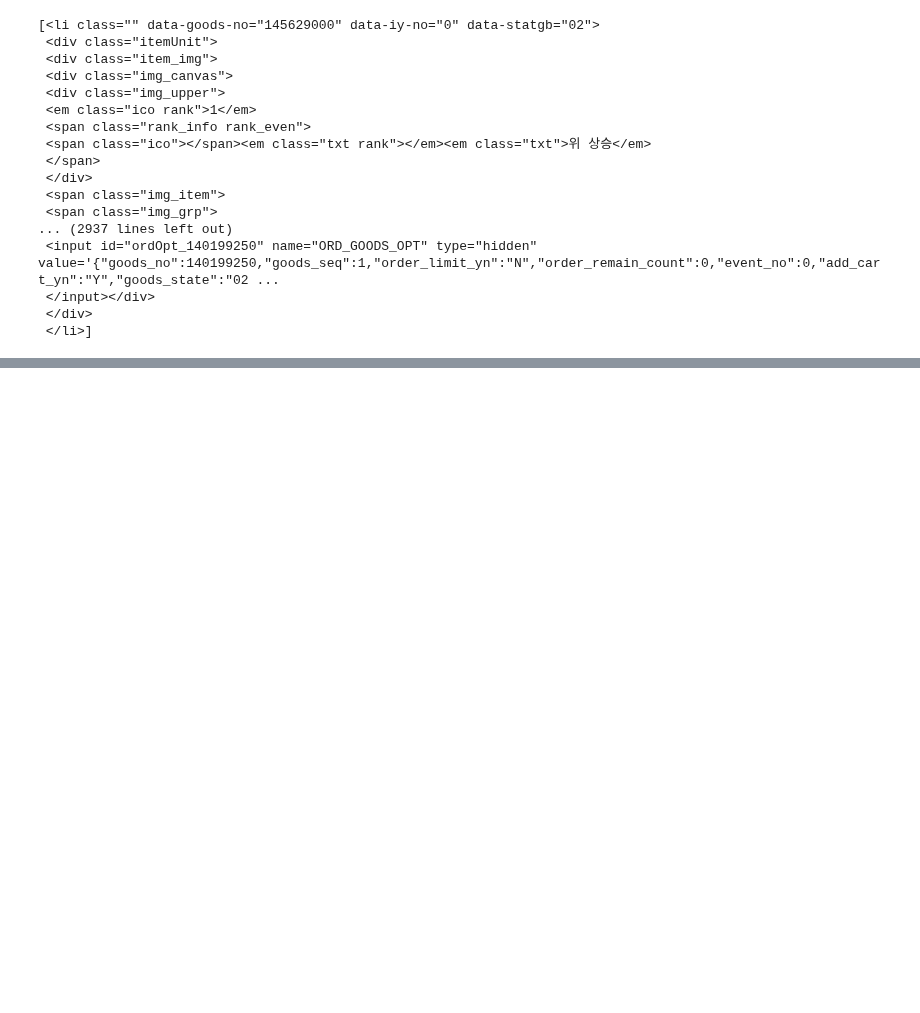
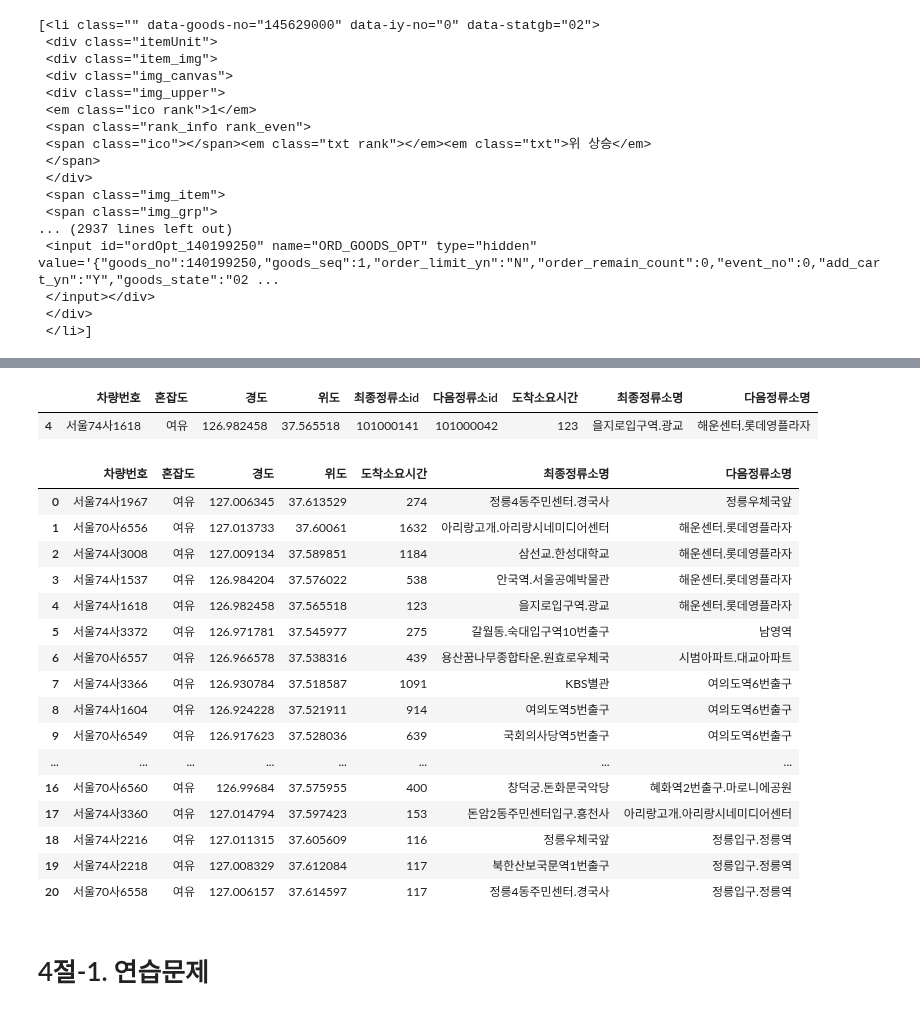
Before and after one commit to SeohuiJeong0420/ai_x, a Jupyter notebook: source/01_python/ch14_웹데이터수집1_정적_공공api.ipynb, the cells around one changed output, grey strips where cells are left out. Saved outputs shown, nothing was run; the diff lists cells and outputs as text; code cells hidden in the pictures; blank space fills up the shorter version.

```diff
--- a/source/01_python/ch14_웹데이터수집1_정적_공공api.ipynb
+++ b/source/01_python/ch14_웹데이터수집1_정적_공공api.ipynb
@@ -1054,0 +1098,18 @@ for idx, item in yesBestList:
+# %%
+import pandas as pd
+url2 = f'http://ws.bus.go.kr/api/rest/busRouteInfo/getStaionByRoute?ServiceKey={key}&busRouteId={busRouteId}'
+print(url2)
+response = requests.get(url2)
+soup = BeautifulSoup(response.text, "xml")
+itemLists = soup.find_all('itemList')
+print(busNum + '번 정류장 갯수 : ', len(itemLists))
+bus_station = []
+for itemList in itemLists:
+    #정류장이름, 정류장id, 경도, 위도
+    stationNm = itemList.find('stationNm').text
+    station = itemList.find('station').text
+    gpsX = itemList.find('gpsX').text
+    gpsY = itemList.find('gpsY').text
+    bus_station.append([stationNm, station, gpsX, gpsY])
+df = pd.DataFrame(bus_station, columns=['정류소명', 'id', '경도', '위도'])
+df.head()
@@ -1054,0 +1173,5 @@ for idx, item in yesBestList:
+# %%
+def station_name(row):
+    row['최종정류소명'] = df.loc[df['id'] == row['최종정류소id'], '정류소명'].iloc[0]
+    row['다음정류소명'] = df.loc[df['id'] == row['다음정류소id'], '정류소명'].iloc[0]
+    return row
@@ -1054,0 +1191,31 @@ for idx, item in yesBestList:
+# %%
+df_pos = df_pos.apply(station_name, axis=1)
+df_pos.sample()
+# %% [output]
+|  | 차량번호 | 혼잡도 | 경도 | 위도 | 최종정류소id | 다음정류소id | 도착소요시간 | 최종정류소명 | 다음정류소명 |
+| 4 | 서울74사1618 | 여유 | 126.982458 | 37.565518 | 101000141 | 101000042 | 123 | 을지로입구역.광교 | 해운센터.롯데영플라자 |
+# %%
+# 컬럼명에 id가 포함된 컬럼 제거
+drop_true = df_pos.columns.str.contains('id')
+drop_column_name = df_pos.columns[drop_true]
+df_pos.drop(drop_column_name, axis=1)
+# %% [output]
+|  | 차량번호 | 혼잡도 | 경도 | 위도 | 도착소요시간 | 최종정류소명 | 다음정류소명 |
+| 0 | 서울74사1967 | 여유 | 127.006345 | 37.613529 | 274 | 정릉4동주민센터.경국사 | 정릉우체국앞 |
+| 1 | 서울70사6556 | 여유 | 127.013733 | 37.60061 | 1632 | 아리랑고개.아리랑시네미디어센터 | 해운센터.롯데영플라자 |
+| 2 | 서울74사3008 | 여유 | 127.009134 | 37.589851 | 1184 | 삼선교.한성대학교 | 해운센터.롯데영플라자 |
+| 3 | 서울74사1537 | 여유 | 126.984204 | 37.576022 | 538 | 안국역.서울공예박물관 | 해운센터.롯데영플라자 |
+| 4 | 서울74사1618 | 여유 | 126.982458 | 37.565518 | 123 | 을지로입구역.광교 | 해운센터.롯데영플라자 |
+| 5 | 서울74사3372 | 여유 | 126.971781 | 37.545977 | 275 | 갈월동.숙대입구역10번출구 | 남영역 |
+| 6 | 서울70사6557 | 여유 | 126.966578 | 37.538316 | 439 | 용산꿈나무종합타운.원효로우체국 | 시범아파트.대교아파트 |
+| 7 | 서울74사3366 | 여유 | 126.930784 | 37.518587 | 1091 | KBS별관 | 여의도역6번출구 |
+| 8 | 서울74사1604 | 여유 | 126.924228 | 37.521911 | 914 | 여의도역5번출구 | 여의도역6번출구 |
+| 9 | 서울70사6549 | 여유 | 126.917623 | 37.528036 | 639 | 국회의사당역5번출구 | 여의도역6번출구 |
+| ... | ... | ... | ... | ... | ... | ... | ... |
+| 16 | 서울70사6560 | 여유 | 126.99684 | 37.575955 | 400 | 창덕궁.돈화문국악당 | 혜화역2번출구.마로니에공원 |
+| 17 | 서울74사3360 | 여유 | 127.014794 | 37.597423 | 153 | 돈암2동주민센터입구.흥천사 | 아리랑고개.아리랑시네미디어센터 |
+| 18 | 서울74사2216 | 여유 | 127.011315 | 37.605609 | 116 | 정릉우체국앞 | 정릉입구.정릉역 |
+| 19 | 서울74사2218 | 여유 | 127.008329 | 37.612084 | 117 | 북한산보국문역1번출구 | 정릉입구.정릉역 |
+| 20 | 서울70사6558 | 여유 | 127.006157 | 37.614597 | 117 | 정릉4동주민센터.경국사 | 정릉입구.정릉역 |
+# %% [markdown]
+# 4절-1. 연습문제
```
Also changed, not shown: parts of 9 cells of this notebook, 6 other files.
